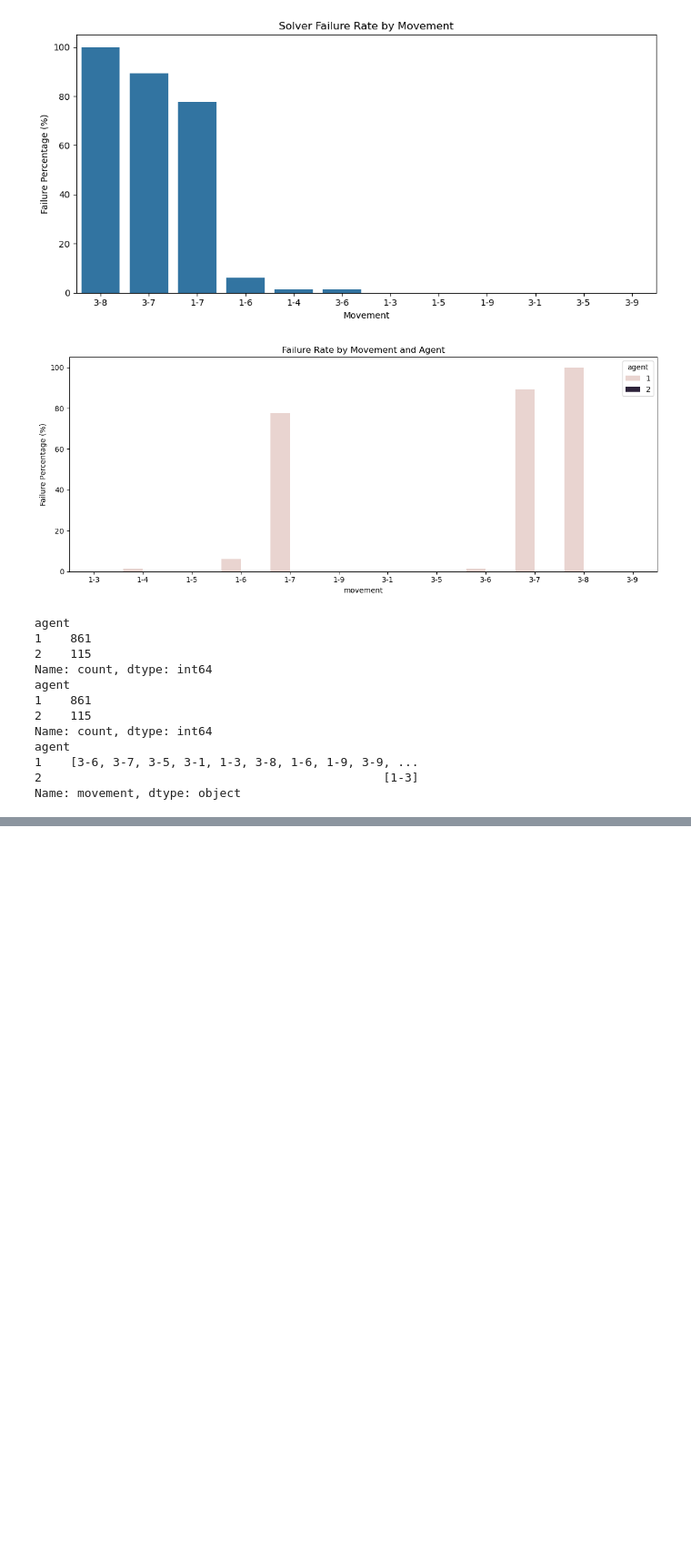
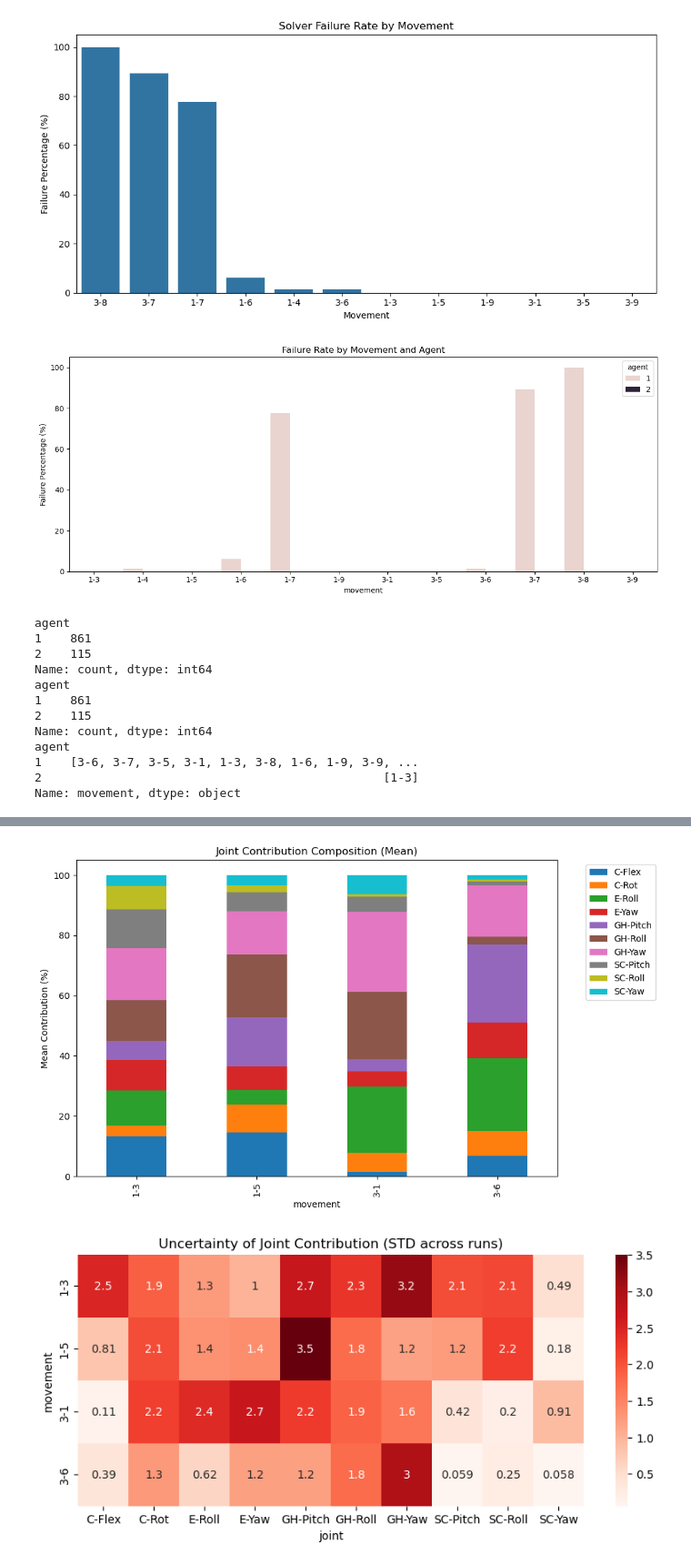
Before and after one commit to bj1110/Masterarbeit, a Jupyter notebook: eval/simdata_eval.ipynb, the cells around one changed output, grey strips where cells are left out. Shown at 91% size. Drawn from its saved outputs; the diff is of its cells as text; code cells hidden in the pictures; blank space fills up the shorter version.

```diff
--- a/eval/simdata_eval.ipynb
+++ b/eval/simdata_eval.ipynb
@@ -150,0 +241,69 @@ Name: movement, dtype: object
+# %%
+rows = []
+
+for _, row in df[df["converged"]].iterrows():
+
+    if row["movement"] not in movements:
+        continue
+
+    disp = np.array([abs(row[f"{j}_disp"]) for j in joint_order])
+    total = disp.sum()
+
+    if total == 0:
+        continue
+
+    contrib = disp / total
+
+    for j, c in zip(joint_order, contrib):
+
+        rows.append({
+            "movement": row["movement"],
+            "joint": j,
+            "contribution": c * 100
+        })
+
+long_df = pd.DataFrame(rows)
+
+stats = long_df.groupby(["movement", "joint"]).agg(
+    mean=("contribution", "mean"),
+    std=("contribution", "std")
+).reset_index()
+
+stats["joint"] = stats["joint"].map(joint_labels)
+
+pivot = stats.pivot(
+    index="movement",
+    columns="joint",
+    values="mean"
+)
+
+ax = pivot.plot(
+    kind="bar",
+    stacked=True,
+    figsize=(10,6)
+)
+
+plt.ylabel("Mean Contribution (%)")
+plt.title("Joint Contribution Composition (Mean)")
+plt.legend(bbox_to_anchor=(1.05, 1), loc="upper left")
+plt.tight_layout()
+plt.show()
+err = stats.pivot(
+    index="movement",
+    columns="joint",
+    values="std"
+)
+
+plt.figure(figsize=(10,4))
+
+sns.heatmap(
+    err,
+    annot=True,
+    cmap="Reds"
+)
+
+plt.title("Uncertainty of Joint Contribution (STD across runs)")
+plt.show()
+# %% [output]
+[figure, added]
+[figure, added]
```
Also changed, not shown: parts of 4 cells of this notebook.
